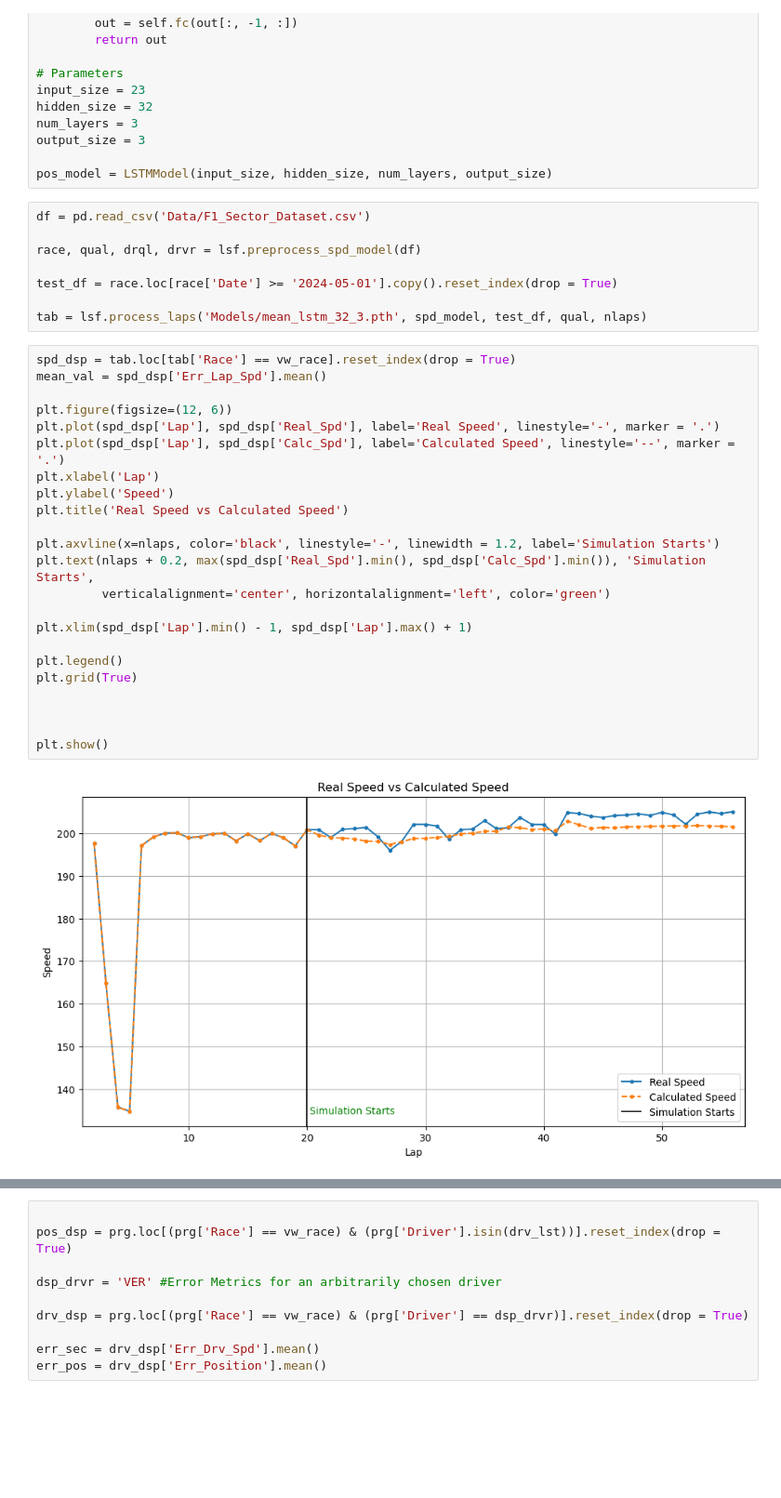
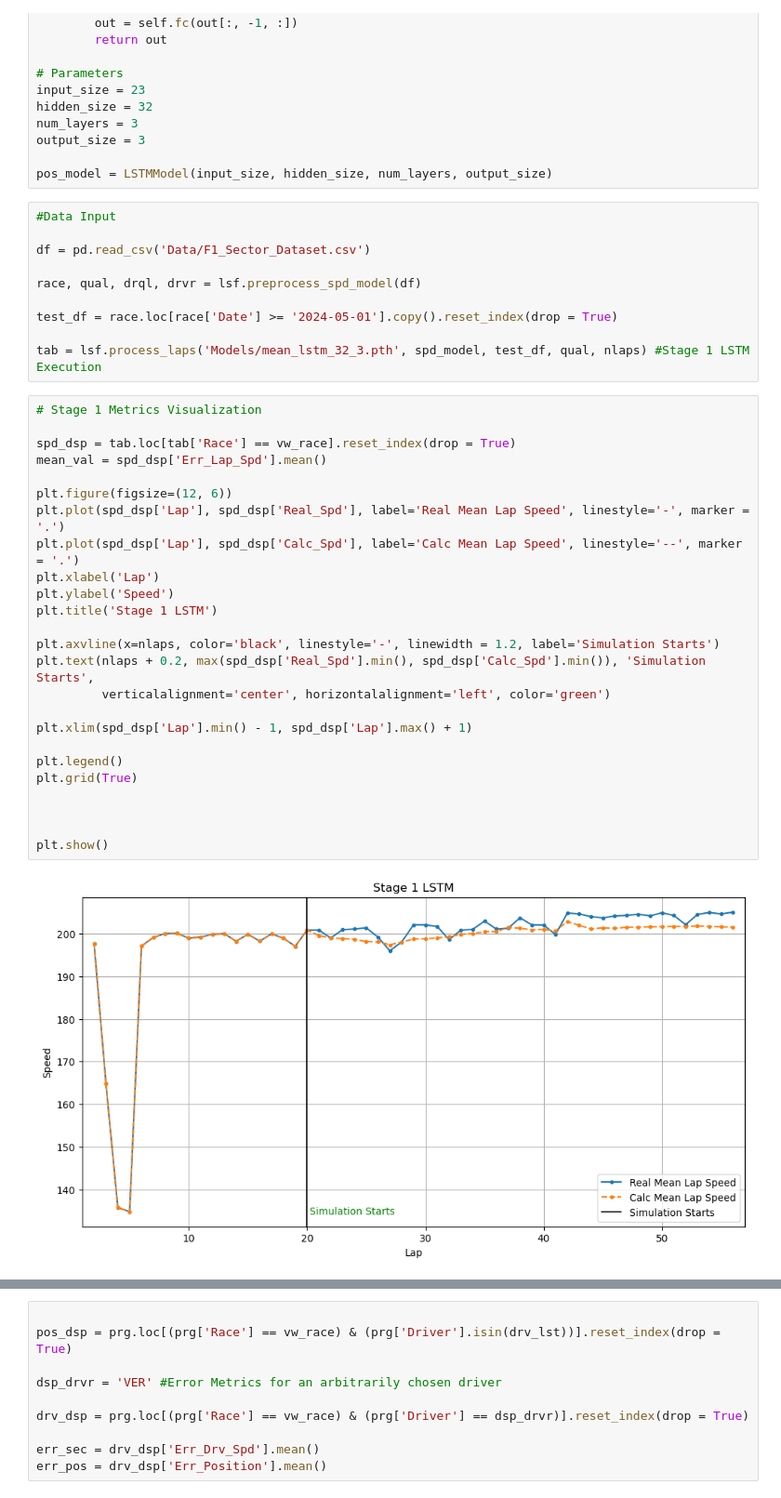
Before and after one commit to vishalkk96/F1_Race_Pred_LSTM, a Jupyter notebook: F1_Lap_Sim.ipynb, the cells around one changed output, grey strips where cells are left out. Shown at 93% size. Drawn from its saved outputs; the diff is of its cells as text; blank space fills up the shorter version.

```diff
--- a/F1_Lap_Sim.ipynb
+++ b/F1_Lap_Sim.ipynb
@@ -90,36 +90,40 @@ output_size = 3
 
 pos_model = LSTMModel(input_size, hidden_size, num_layers, output_size)
 # %%
+#Data Input
+
 df = pd.read_csv('Data/F1_Sector_Dataset.csv')
 
 race, qual, drql, drvr = lsf.preprocess_spd_model(df)
 
 test_df = race.loc[race['Date'] >= '2024-05-01'].copy().reset_index(drop = True)
 
-tab = lsf.process_laps('Models/mean_lstm_32_3.pth', spd_model, test_df, qual, nlaps)
+tab = lsf.process_laps('Models/mean_lstm_32_3.pth', spd_model, test_df, qual, nlaps) #Stage 1 LSTM Execution
 # %%
+# Stage 1 Metrics Visualization
+
 spd_dsp = tab.loc[tab['Race'] == vw_race].reset_index(drop = True)
 mean_val = spd_dsp['Err_Lap_Spd'].mean()
 
 plt.figure(figsize=(12, 6))
-plt.plot(spd_dsp['Lap'], spd_dsp['Real_Spd'], label='Real Speed', linestyle='-', marker = '.')
-plt.plot(spd_dsp['Lap'], spd_dsp['Calc_Spd'], label='Calculated Speed', linestyle='--', marker = '.')
+plt.plot(spd_dsp['Lap'], spd_dsp['Real_Spd'], label='Real Mean Lap Speed', linestyle='-', marker = '.')
+plt.plot(spd_dsp['Lap'], spd_dsp['Calc_Spd'], label='Calc Mean Lap Speed', linestyle='--', marker = '.')
 plt.xlabel('Lap')
 plt.ylabel('Speed')
-plt.title('Real Speed vs Calculated Speed')
+plt.title('Stage 1 LSTM')
 
 plt.axvline(x=nlaps, color='black', linestyle='-', linewidth = 1.2, label='Simulation Starts')
 plt.text(nlaps + 0.2, max(spd_dsp['Real_Spd'].min(), spd_dsp['Calc_Spd'].min()), 'Simulation Starts',
          verticalalignment='center', horizontalalignment='left', color='green')
 
 plt.xlim(spd_dsp['Lap'].min() - 1, spd_dsp['Lap'].max() + 1)
 
 plt.legend()
 plt.grid(True)
 
 
 
 plt.show()
 # %% [output]
-[figure, old version]
+[figure, new version]
 # %%
```
Also changed, not shown: parts of 10 cells of this notebook, 2 other files.
